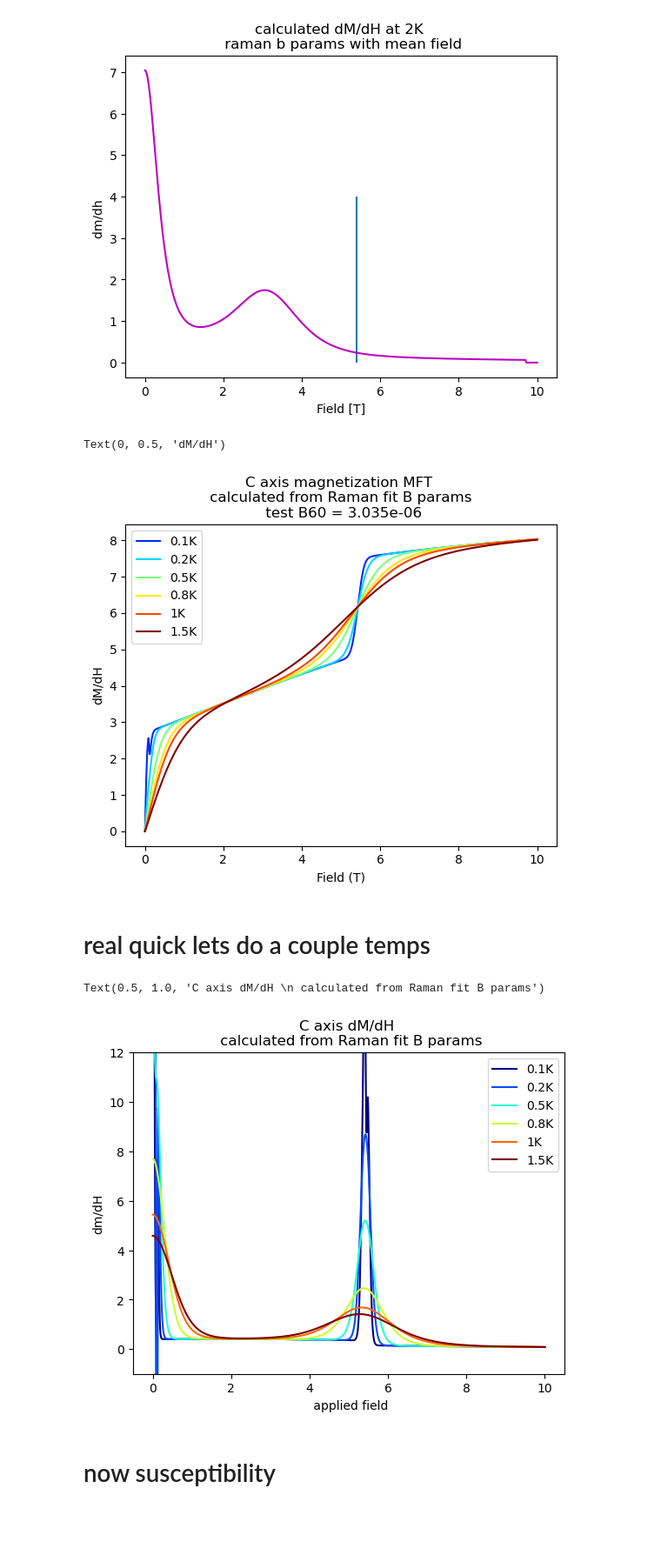
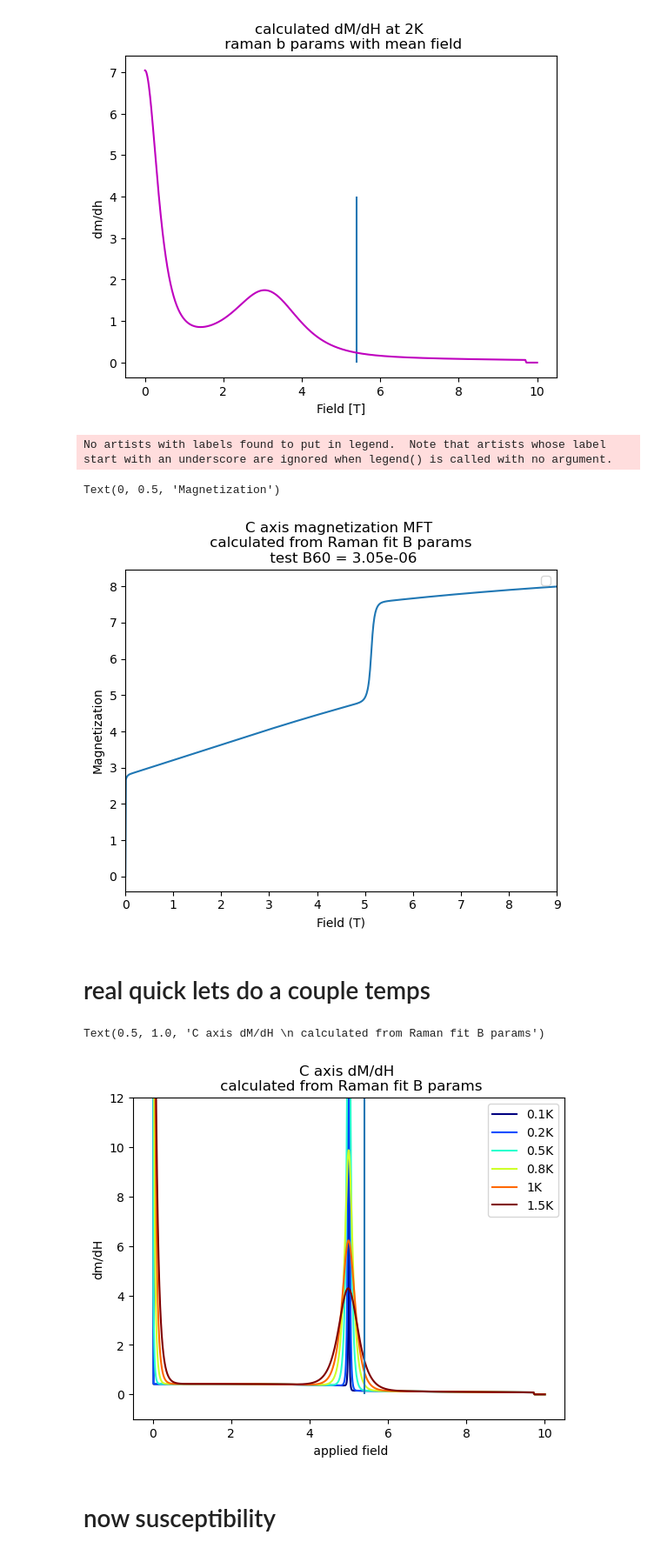
Before and after one commit to hrwhitelock/CES_magnetoOptical, a Jupyter notebook: CES_Mag_fromPCF.ipynb, the cells around one changed output. Shown: that part at 87% size. Cells and saved outputs as stored; diff of their text form; code cells hidden in the pictures; blank space fills up the shorter version.

```diff
--- a/CES_Mag_fromPCF.ipynb
+++ b/CES_Mag_fromPCF.ipynb
@@ -273,53 +274,48 @@ for temperature in temps:
     m.append(temp) # what the actual fuck is this naming holy shit
 # %%
 plt.figure()
-for i in range(1, len(m)):
-    plt.plot(f, m[i], label = str(temps[i])+'K', color = colors[i])
 
-# plt.vlines(5.4, 0, 10)
+# for i in range(1, len(m)):
+#     plt.plot(f, m[i], label = str(temps[i])+'K', color = colors[i])
+plt.plot(f, m)
 plt.legend()
 # plt.ylim(0,3)
-# plt.yscale('log')
-# plt.xlim(0,1)
+plt.xlim(0,9)
 plt.title('C axis magnetization MFT \n calculated from Raman fit B params \n test B60 = '+str(B60))
 plt.xlabel('Field (T)')
-plt.ylabel('dM/dH')
+plt.ylabel('Magnetization')
+# plt.ylim(0,3)
 # %% [output]
-Text(0, 0.5, 'dM/dH')
+No artists with labels found to put in legend.  Note that artists whose label start with an underscore are ignored when legend() is called with no argument.
+Text(0, 0.5, 'Magnetization')
-[figure, old version]
+[figure, new version]
 # %% [markdown]
 # real quick lets do a couple temps
 # %%
-temps = [0.1, .2, .5, .8,1,1.5]#,1.6,1.7,1.8,1.9,2]
 n = len(temps)
 colors = plt.cm.jet(np.linspace(0,1,n))
 i = 0
 
-dmdH = []
-for mag in m:
-    temp = np.gradient(mag, f)
-    dmdH.append(temp)
-    # plt.plot(f, np.gradient(mft_mZ_me_C), label = str(t)+'K', color = colors[i])
-
-# plt.legend()
-# plt.xlabel(' applied field')
-# plt.ylabel('dm/dH')
-# # plt.xlim(0,7)
-# # plt.ylim(-.1,.5)
-# plt.title('C axis dM/dH \n calculated from Raman fit B params')
+# calculate gradient
+# dmdH = []
+# # for mag in m:
+temp = np.gradient(temp)
+# dmdH.append(temp)
+# m = m.tolist()
 # %%
 for i in range(len(temps)):
     plt.plot(f, dmdH[i], label = str(temps[i])+'K', color = colors[i])
 
 plt.legend()
 plt.xlabel(' applied field')
 plt.ylabel('dm/dH')
+plt.vlines(x = 5.4, ymin=0, ymax = 12)
 # plt.xlim(0,7)
 plt.ylim(-1,12)
 plt.title('C axis dM/dH \n calculated from Raman fit B params')
 # %% [output]
 Text(0.5, 1.0, 'C axis dM/dH \n calculated from Raman fit B params')
-[figure, old version]
+[figure, new version]
 # %% [markdown]
 # now susceptibility
 # %%
```
Also changed, not shown: parts of 5 cells of this notebook, 2 other files.
